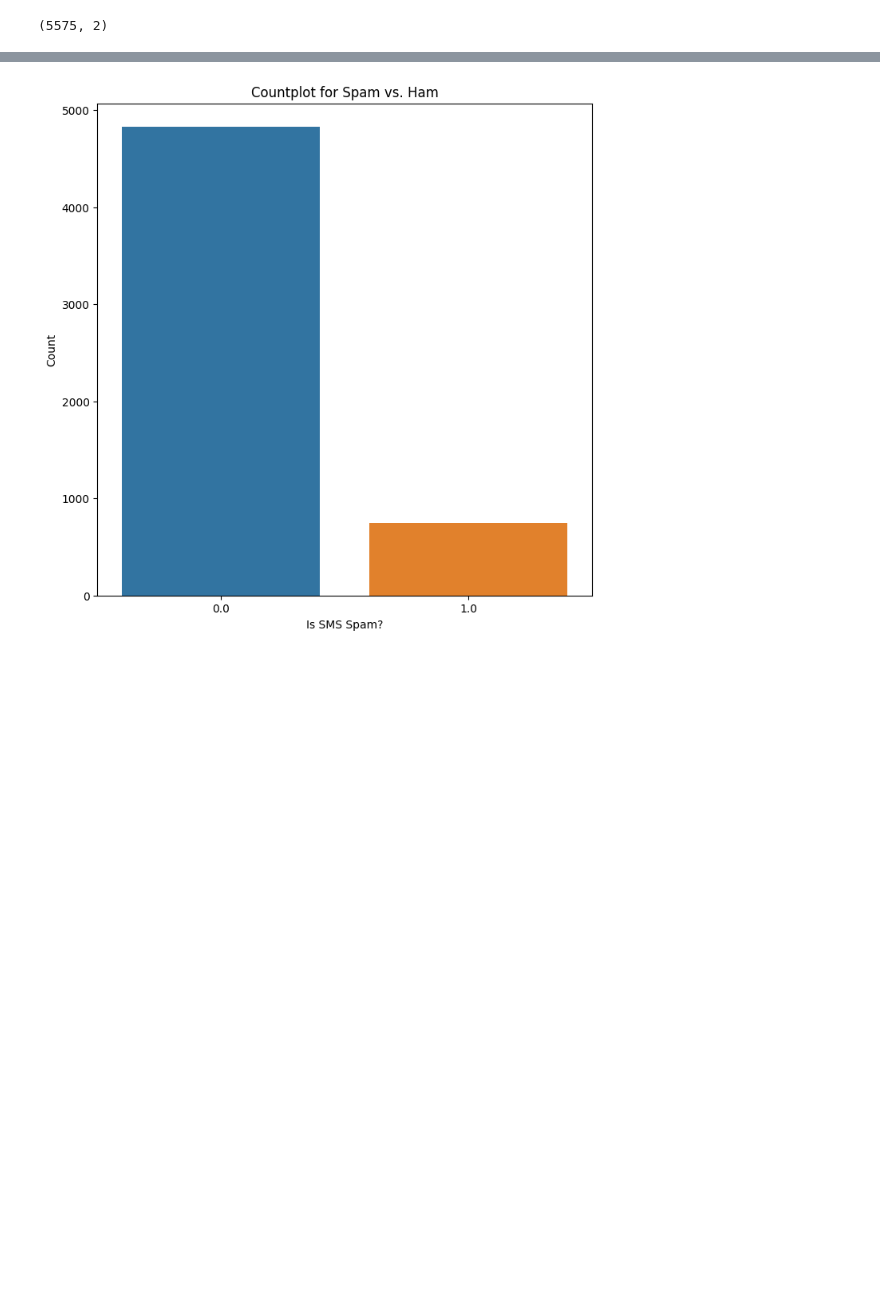
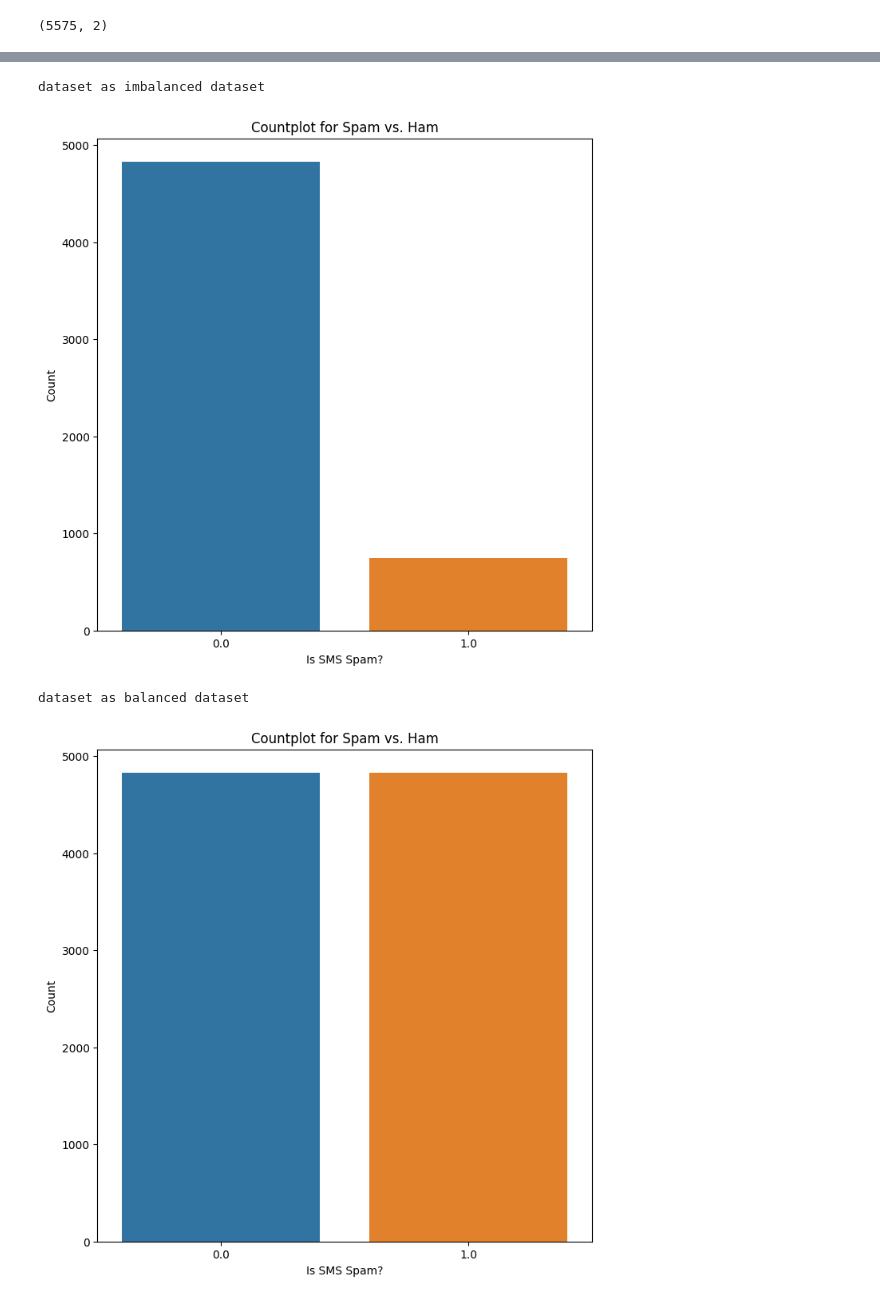
Before and after one commit to Richard-Patrick/NLP, a Jupyter notebook: SMS.ipynb, the cells around one changed output, grey strips where cells are left out. Cells and saved outputs as stored; diff of their text form; code cells hidden in the pictures; blank space fills up the shorter version.

```diff
--- a/SMS.ipynb
+++ b/SMS.ipynb
@@ -77,0 +70,4 @@ df['Category'] = df['Category'].map({'ham': 0, 'spam': 1})
+# %%
+SMS_DF['Text'] = remove_whitespace(SMS_DF['Text'])
+# %%
+SMS_DF['Text'] = remove_whitespace(SMS_DF['Text'])
@@ -78,9 +89,11 @@ df['Category'] = df['Category'].map({'ham': 0, 'spam': 1})
 # %%
 # Countplot for Spam vs. Ham as imbalanced dataset
 plt.figure(figsize=(8,8))
-g = sns.countplot(x='Category', data=df)
+g = sns.countplot(x='Category', data=SMS_DF)
 p = plt.title('Countplot for Spam vs. Ham')
 p = plt.xlabel('Is SMS Spam?')
 p = plt.ylabel('Count')
+print('dataset as imbalanced dataset')
 # %% [output]
+dataset as imbalanced dataset
 [figure]
@@ -88,0 +100,20 @@ print('dataset as imbalanced dataset')
+# %%
+df_majority = SMS_DF[(SMS_DF['Category']==0)]
+df_minority = SMS_DF[(SMS_DF['Category']==1)]
+# %%
+df_minority_upsampled = resample(df_minority,
+                                 replace=True,
+                                 n_samples= 4827 ,
+                                 random_state=42)
+df_upsampled = pd.concat([df_minority_upsampled, df_majority])
+# %%
+# Countplot for Spam vs. Ham as imbalanced dataset
+plt.figure(figsize=(8,8))
+g = sns.countplot(x='Category', data=df_upsampled)
+p = plt.title('Countplot for Spam vs. Ham')
+p = plt.xlabel('Is SMS Spam?')
+p = plt.ylabel('Count')
+print('dataset as balanced dataset')
+# %% [output]
+dataset as balanced dataset
+[figure, added]
```
Also changed, not shown: parts of 26 cells of this notebook.
